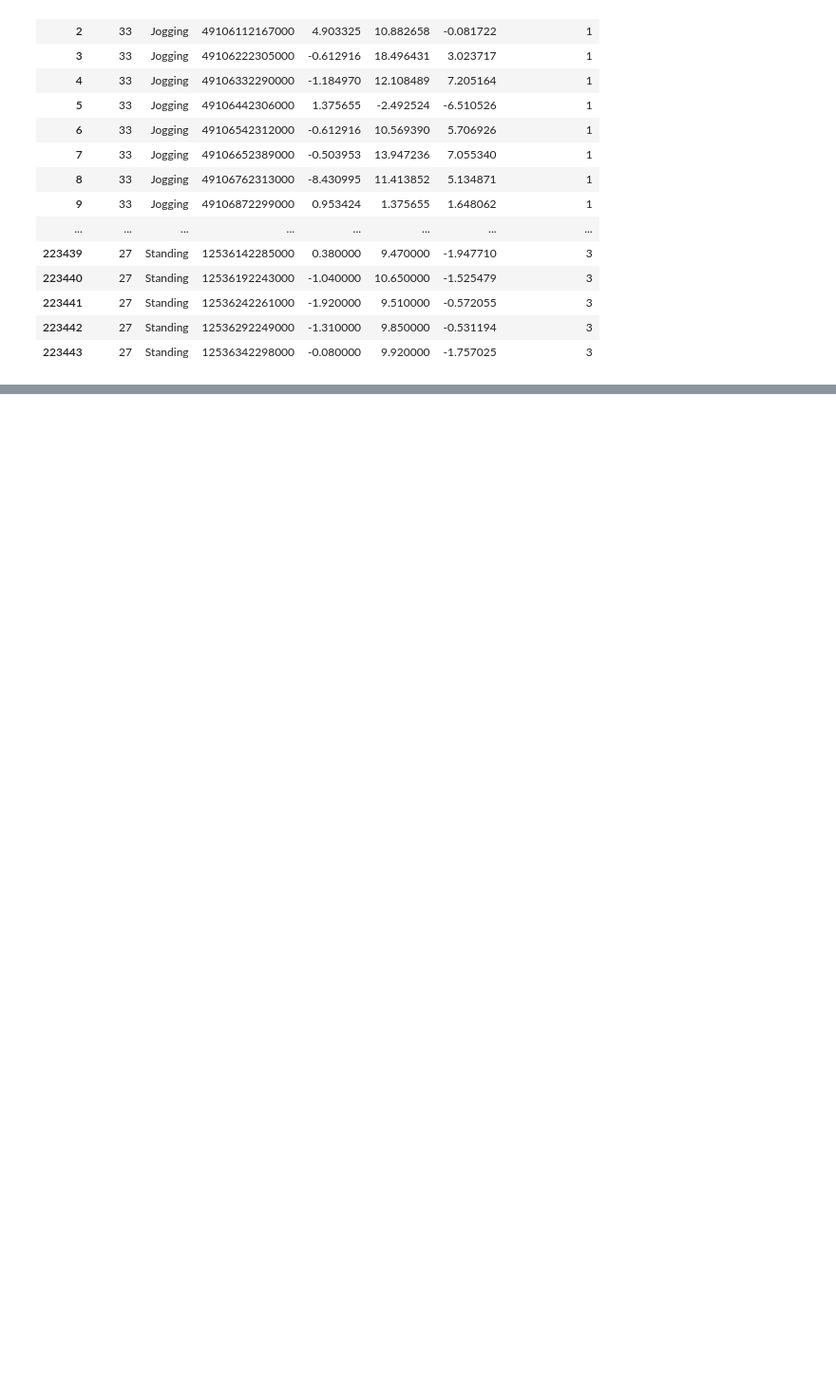
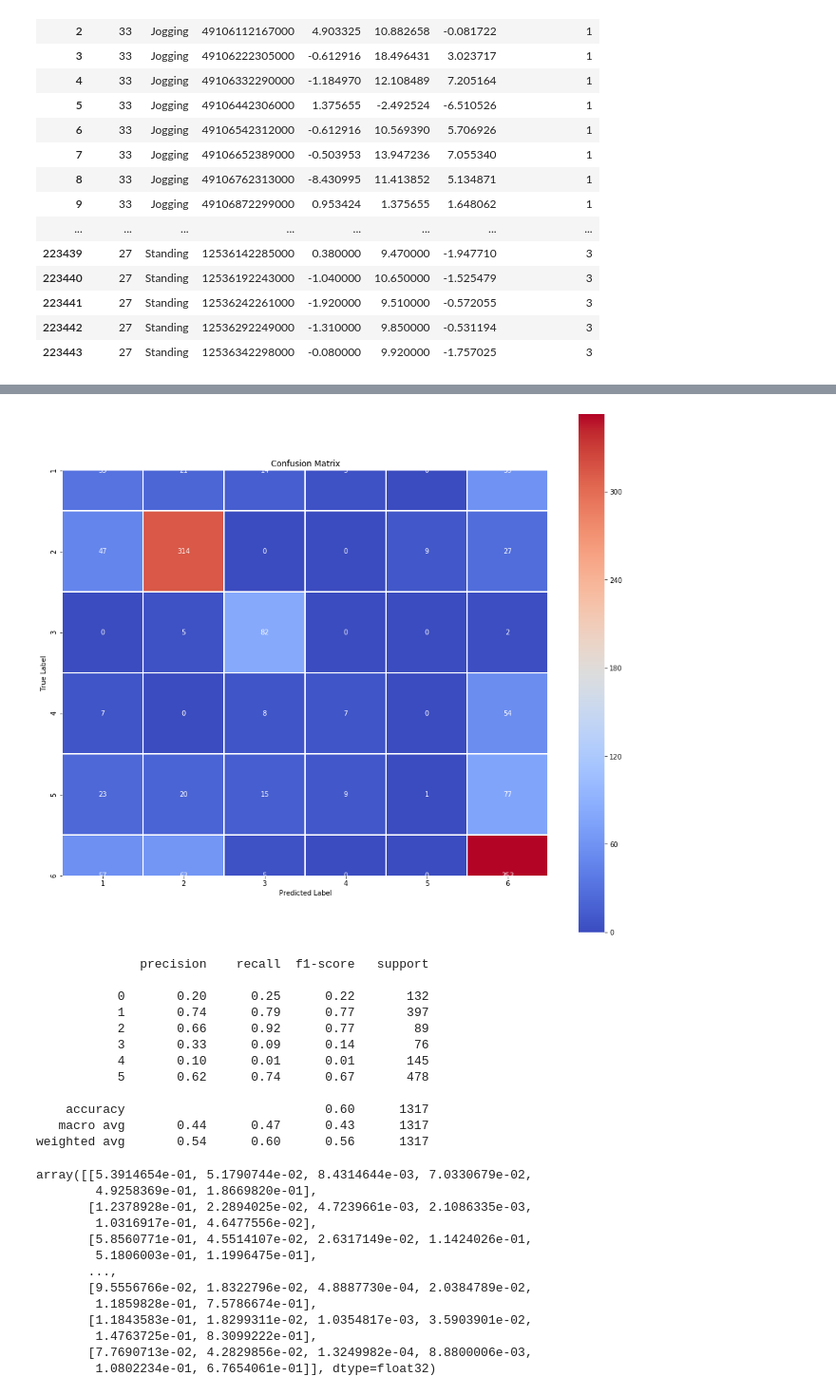
Before and after one commit to Khushbooagarwalhub/Machine-learning_project3, a Jupyter notebook: tensorflow.ipynb, the cells around one changed output, grey strips where cells are left out. Shown at 95% size. Cells and saved outputs as stored; diff of their text form; code cells hidden in the pictures; blank space fills up the shorter version.

```diff
--- a/tensorflow.ipynb
+++ b/tensorflow.ipynb
@@ -634,0 +778,23 @@ Epoch 1/100
+# %%
+features_set_2 = []
+labels_2 = []
+#x_testing_scaled[0:200]
+#x_testing_scaled[0:200,0]
+#x_testing_scaled[2,1]
+#x_train["acc_x"].values[0:200]
+#y_train["ActivityEncoded"].values[0]
+for i in range(0, 263400, 200):
+    features_set_2.append([x_testing_scaled[i:i+200, 0],x_testing_scaled[i:i+200, 1],x_testing_scaled[i:i+200, 2]])
+    #for j in range(0, 200, 1):
+    #    features_set.append(x_training_scaled[(i+j), 0])
+    #for j in range(0, 200, 1):
+    #    features_set.append(x_training_scaled[(i+j), 1])
+    #for j in range(0, 200, 1):
+    #    features_set.append(x_training_scaled[(i+j), 2])
+    max_labels_perwindow = stats.mode(y_test["ActivityEncoded"][i: i+200])[0][0]
+    labels_2.append(max_labels_perwindow)
+
+len(features_set_2)
+labels_2 = to_categorical(labels_2)
+len(labels_2)
+len(features_set_2)
@@ -634,0 +803,7 @@ Epoch 1/100
+# %%
+features_set_2, labels_2 = np.array(features_set_2), np.array(labels_2)
+#test_features_2 = np.array(features_set_2)
+# test_features = np.reshape(test_features, (test_features.shape[0], test_features.shape[1], 1))
+# Making Predictions
+
+features_set_2.shape
@@ -634,0 +812,3 @@ Epoch 1/100
+# %%
+features_set_2= np.reshape(features_set_2,(1317,200,3))
+features_set_2.shape
@@ -634,0 +824,38 @@ Epoch 1/100
+# %%
+labels_pred_test = model.predict(features_set_2)
+labels_pred_test
+# Take the class with the highest probability from the test predictions
+max_labels_pred_test = np.argmax(labels_pred_test, axis=1)
+max_labels_test = np.argmax(labels_2, axis=1)
+
+show_confusion_matrix(max_labels_test, max_labels_pred_test)
+
+print(classification_report(max_labels_test, max_labels_pred_test))
+labels_pred_test
+# %% [output]
+[figure, added]
+              precision    recall  f1-score   support
+
+           0       0.20      0.25      0.22       132
+           1       0.74      0.79      0.77       397
+           2       0.66      0.92      0.77        89
+           3       0.33      0.09      0.14        76
+           4       0.10      0.01      0.01       145
+           5       0.62      0.74      0.67       478
+
+    accuracy                           0.60      1317
+   macro avg       0.44      0.47      0.43      1317
+weighted avg       0.54      0.60      0.56      1317
+array([[5.3914654e-01, 5.1790744e-02, 8.4314644e-03, 7.0330679e-02,
+        4.9258369e-01, 1.8669820e-01],
+       [1.2378928e-01, 2.2894025e-02, 4.7239661e-03, 2.1086335e-03,
+        1.0316917e-01, 4.6477556e-02],
+       [5.8560771e-01, 4.5514107e-02, 2.6317149e-02, 1.1424026e-01,
+        5.1806003e-01, 1.1996475e-01],
+       ...,
+       [9.5556766e-02, 1.8322796e-02, 4.8887730e-04, 2.0384789e-02,
+        1.1859828e-01, 7.5786674e-01],
+       [1.1843583e-01, 1.8299311e-02, 1.0354817e-03, 3.5903901e-02,
+        1.4763725e-01, 8.3099222e-01],
+       [7.7690713e-02, 4.2829856e-02, 1.3249982e-04, 8.8800006e-03,
+        1.0802234e-01, 6.7654061e-01]], dtype=float32)
```
Also changed, not shown: parts of 46 cells of this notebook.
